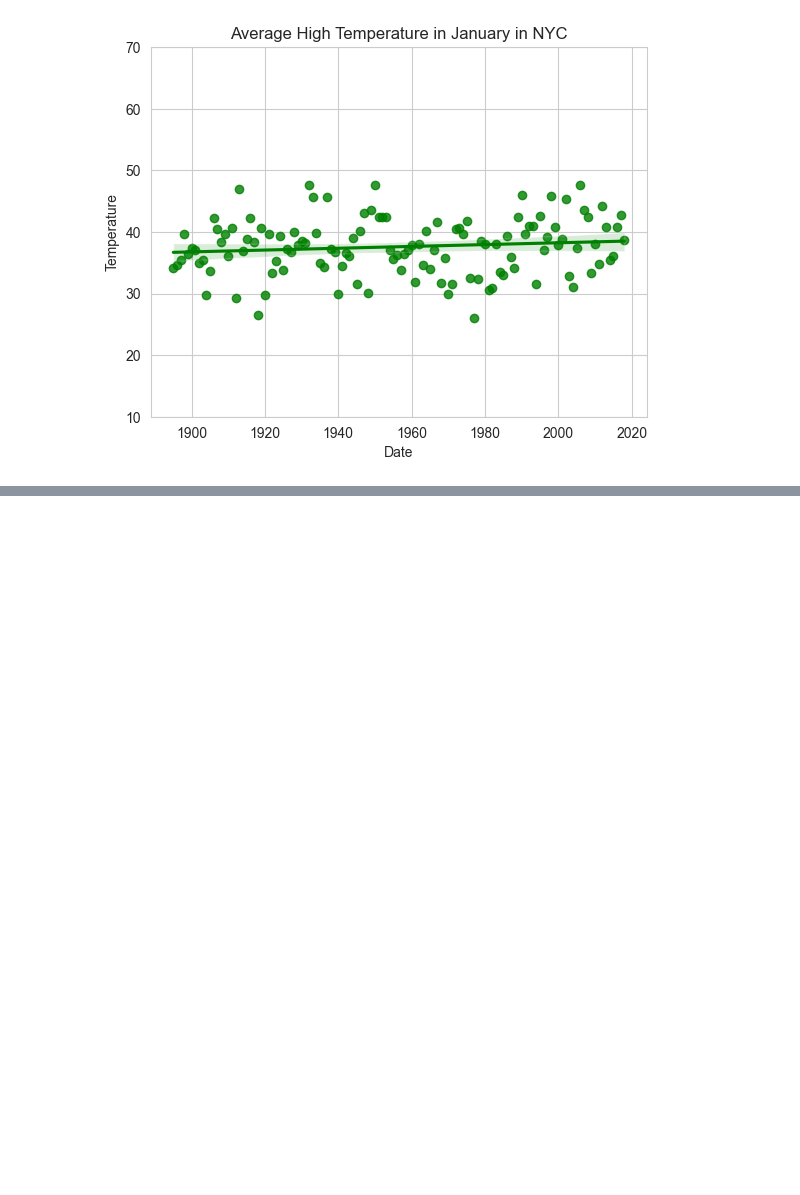
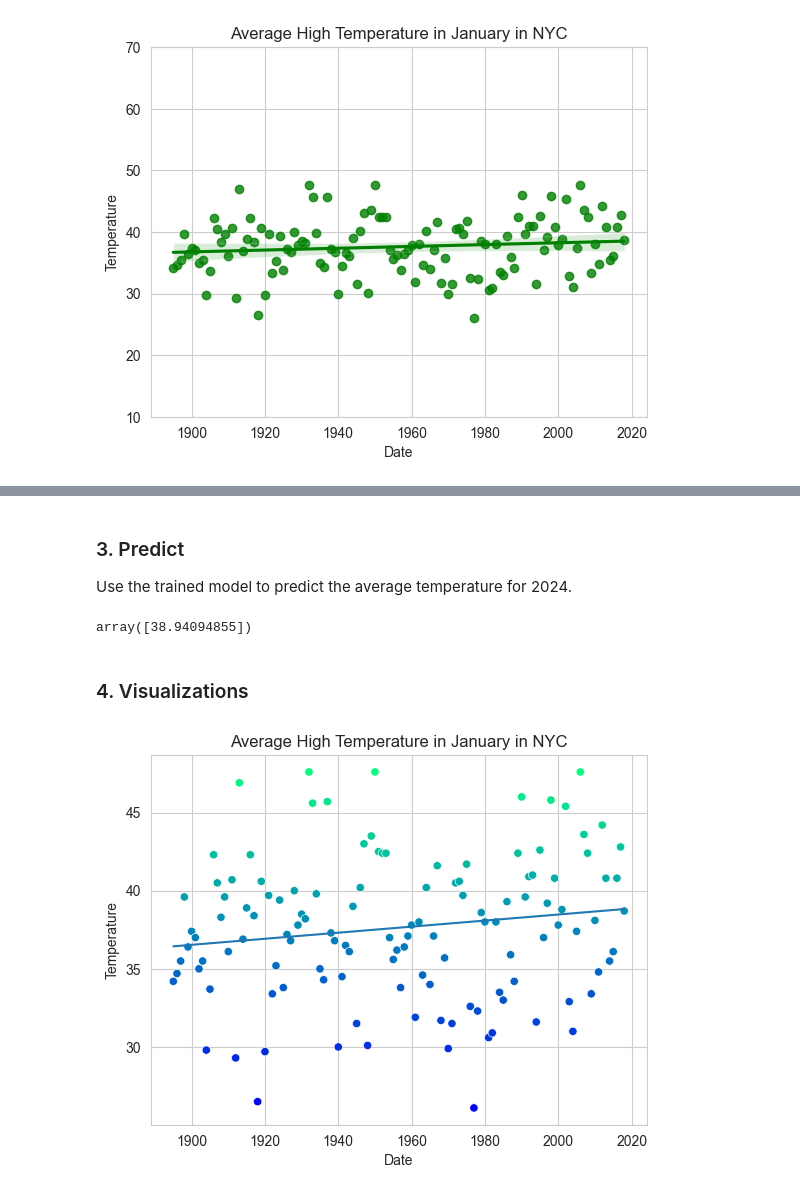
Before and after one commit to anjana-codes/datafun-07-ml, a Jupyter notebook: anjana_ml.ipynb, the cells around one changed output, grey strips where cells are left out. Saved outputs shown, nothing was run; the diff lists cells and outputs as text; code cells hidden in the pictures; blank space fills up the shorter version.

Commit message:
third chart added

```diff
--- a/anjana_ml.ipynb
+++ b/anjana_ml.ipynb
@@ -143,0 +174,6 @@ Text(0.5, 1.0, 'Average High Temperature in January in NYC')
+# %%
+#split the data into training and testing sets
+X_train, X_test, y_train, y_test = train_test_split(df.Date.values.reshape(-1,1), df.Temperature.values,random_state = 11)
+
+##Show shape of training
+X_train.shape
@@ -143,0 +187,7 @@ Text(0.5, 1.0, 'Average High Temperature in January in NYC')
+# %%
+linear_regression = LinearRegression()
+linear_regression.fit(X=X_train, y=y_train)
+
+#Show the slope and intercept of the model
+m = linear_regression.coef_
+print(f'slope:', m)
@@ -143,0 +196,4 @@ Text(0.5, 1.0, 'Average High Temperature in January in NYC')
+# %%
+#Show the intercept of the model
+b = linear_regression.intercept_
+print(f'intercept:', b)
@@ -143,0 +223,21 @@ Text(0.5, 1.0, 'Average High Temperature in January in NYC')
+# %% [markdown]
+### 3. Predict
+
+Use the trained model to predict the average temperature for 2024.
+# %%
+#The expected temperature according to the model in the year 2024.
+predict = (lambda x: m * x + b)
+predict(2024)
+# %% [output]
+array([38.94094855])
+# %% [markdown]
+### 4. Visualizations
+# %%
+#Scatter plot using Seaborn
+axes = sns.scatterplot(data=df, x ='Date', y='Temperature', hue='Temperature', palette = 'winter', legend =False)
+x = np.array([min(df.Date.values), max(df.Date.values)])
+y = predict(x)
+axes.set_title('Average High Temperature in January in NYC')
+line = plt.plot(x, y)
+# %% [output]
+[figure, added]
```
Also changed, not shown: parts of 12 cells of this notebook.
